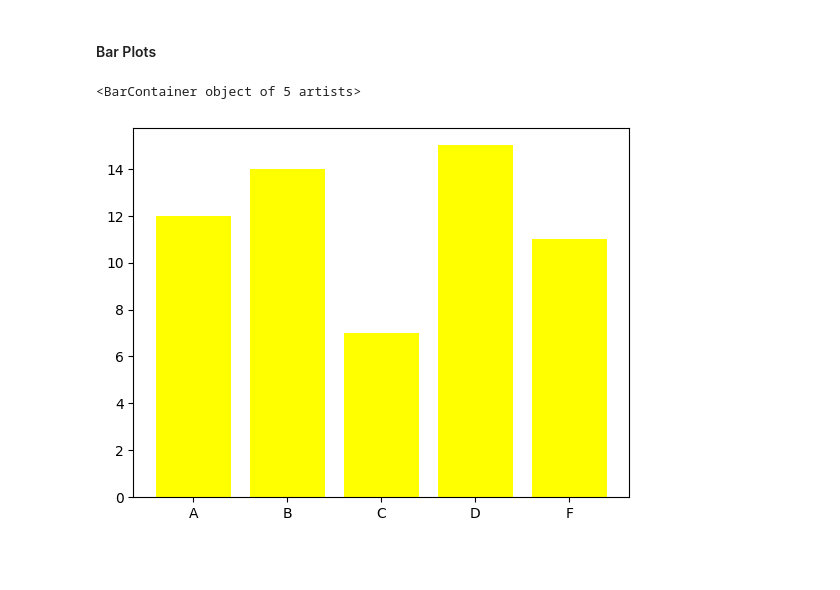
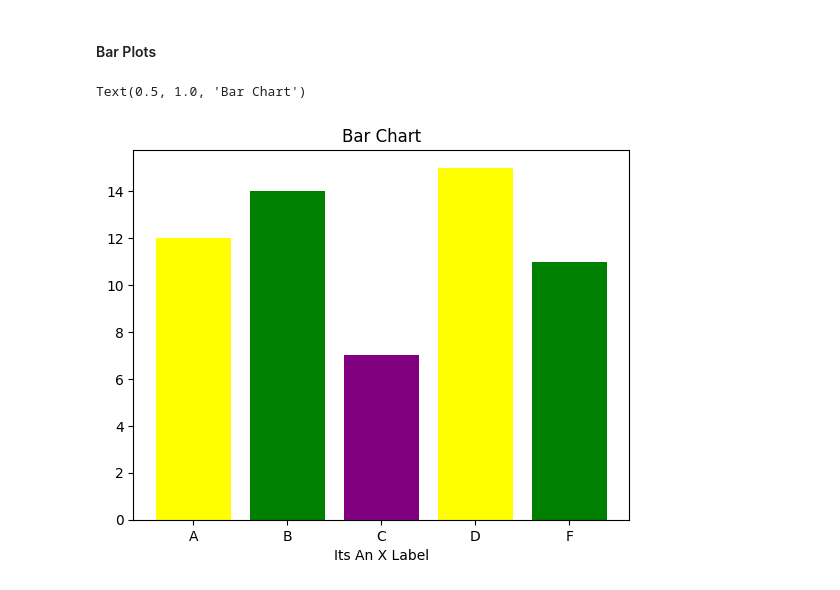
Before and after one commit to KaushalNaik02/Data-Analysis-With-Python-DS, a Jupyter notebook: 04-Data_visualization_Matplotlib.ipynb, the cells around one changed output. Saved outputs shown, nothing was run; the diff lists cells and outputs as text; code cells hidden in the pictures; blank space fills up the shorter version.

```diff
--- a/04-Data_visualization_Matplotlib.ipynb
+++ b/04-Data_visualization_Matplotlib.ipynb
@@ -49,7 +49,9 @@ Text(0.5, 1.0, 'Plot 3')
 # %%
 categories = ['A','B','C','D','F']
 valuews = [12,14,7,15,11]
-plt.bar(categories,valuews,color=("yellow"))
+plt.bar(categories,valuews,color=("yellow","green","Purple"))        # We Can give A Multiple Colors
+plt.xlabel("Its An X Label")
+plt.title("Bar Chart")
 # %% [output]
-<BarContainer object of 5 artists>
+Text(0.5, 1.0, 'Bar Chart')
-[figure, old version]
+[figure, new version]
```
Also changed, not shown: parts of 2 cells of this notebook.
